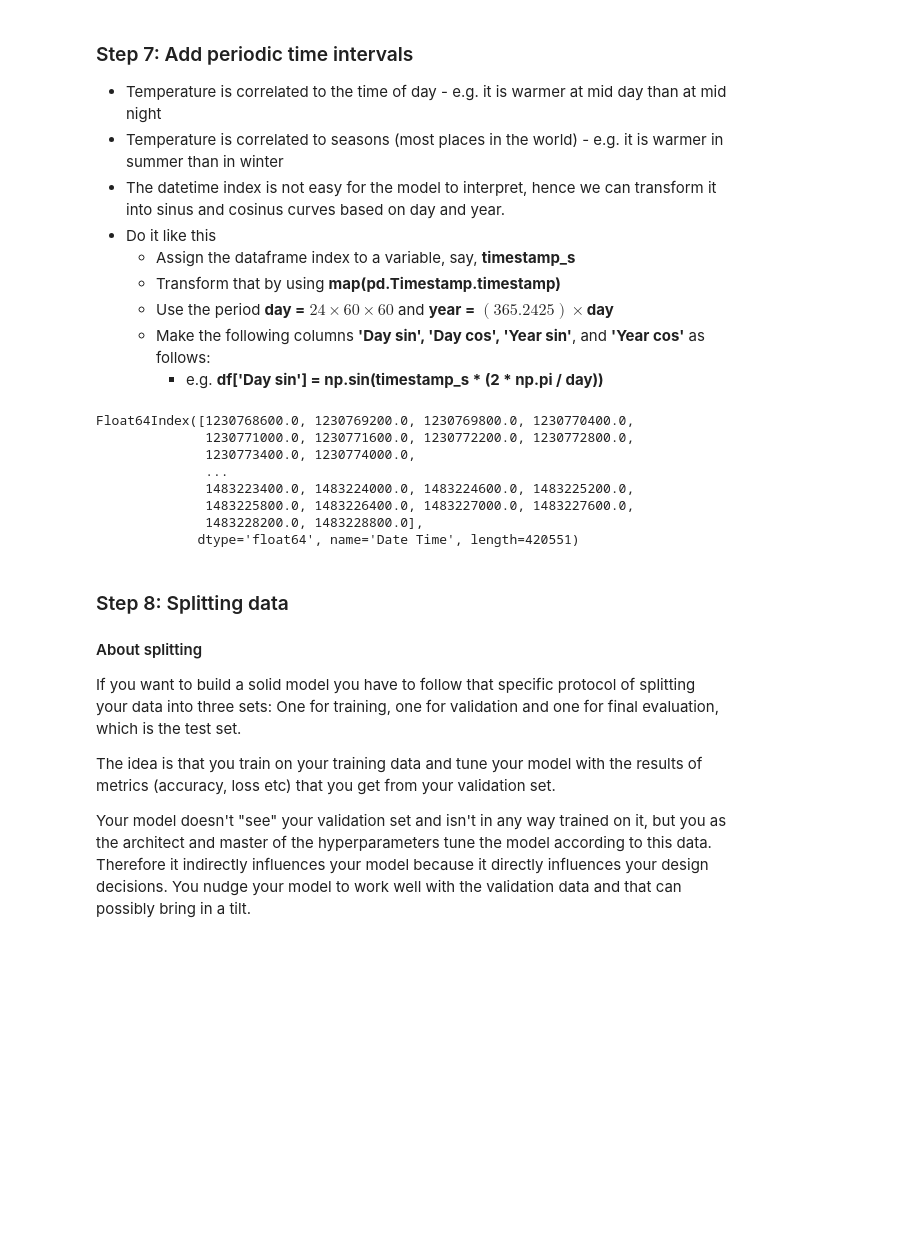
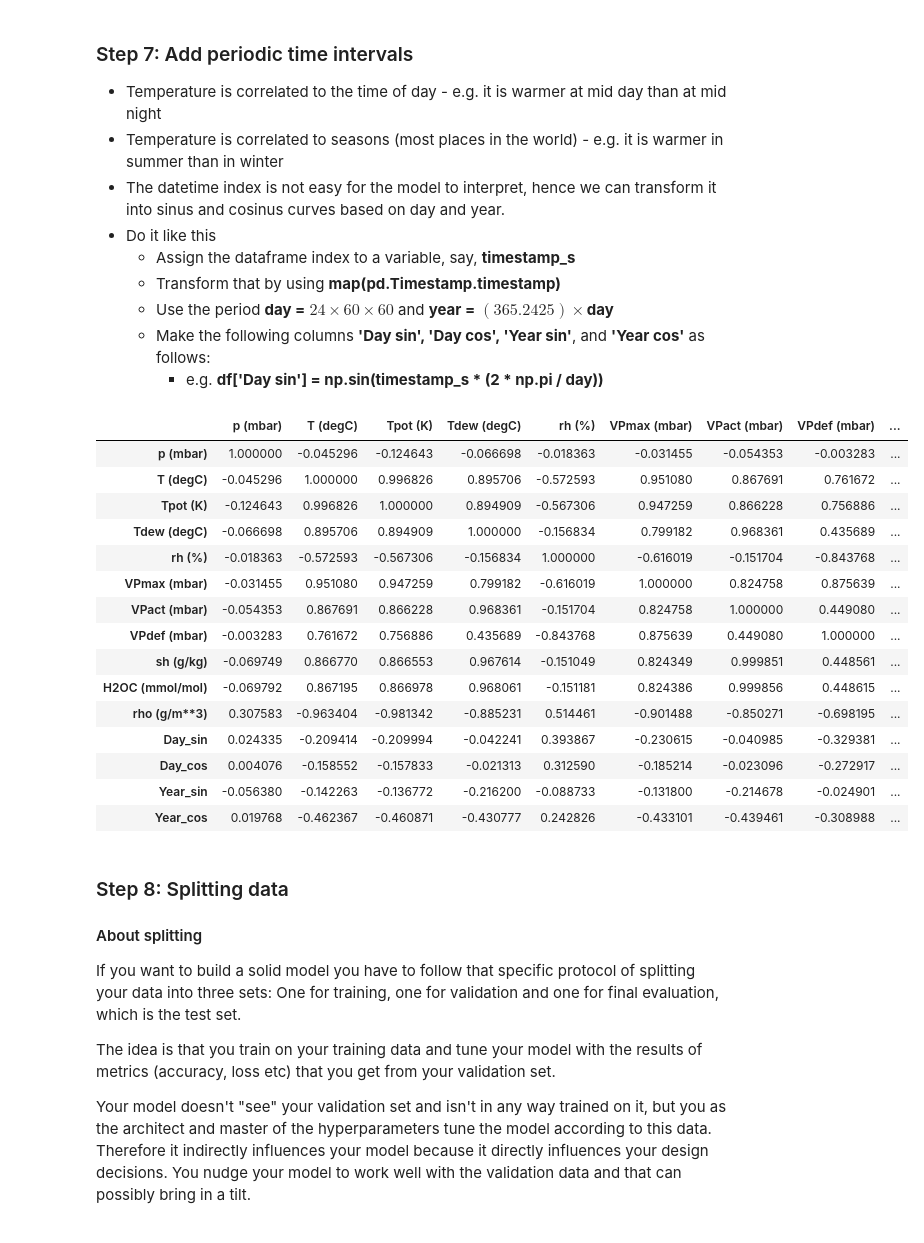
Before and after one commit to 6894556/MachineLearingWithPython, a Jupyter notebook: starter/10 - Project - Recurrent Neural Network.ipynb, the cells around one changed output. Cells and saved outputs as stored; diff of their text form; code cells hidden in the pictures; blank space fills up the shorter version.

```diff
--- a/starter/10 - Project - Recurrent Neural Network.ipynb
+++ b/starter/10 - Project - Recurrent Neural Network.ipynb
@@ -123,17 +106,45 @@ df = data.drop(['wv (m/s)', 'max. wv (m/s)', 'wd (deg)'], axis=1)
     - Make the following columns **'Day sin', 'Day cos', 'Year sin'**, and **'Year cos'** as follows:
         - e.g. **df['Day sin'] = np.sin(timestamp_s * (2 * np.pi / day))**
 # %%
-timestamp_s = data.index
-timestamp_s.map(pd.Timestamp.timestamp)
+timestamps_s = data.index # datetime index
+timestamps_s = timestamps_s.map(pd.Timestamp.timestamp) # transforming it to seconds instead
-# %% [output]
-Float64Index([1230768600.0, 1230769200.0, 1230769800.0, 1230770400.0,
-              1230771000.0, 1230771600.0, 1230772200.0, 1230772800.0,
-              1230773400.0, 1230774000.0,
-              ...
-              1483223400.0, 1483224000.0, 1483224600.0, 1483225200.0,
-              1483225800.0, 1483226400.0, 1483227000.0, 1483227600.0,
-              1483228200.0, 1483228800.0],
-             dtype='float64', name='Date Time', length=420551)
+# %%
+day = 24*60*60
+year = 365.2425*day
+# %%
+# Making the curves of the data instead of having seconds which would be linear.
+# Then we have these sinus curves and consinus curves.
+
+# days
+df['Day_sin'] = np.sin(timestamps_s*(2*np.pi / day))
+df['Day_cos'] = np.cos(timestamps_s*(2*np.pi / day))
+
+# years
+df['Year_sin'] = np.sin(timestamps_s*(2*np.pi / year))
+df['Year_cos'] = np.cos(timestamps_s*(2*np.pi / year))
+# %%
+# we dont know which one is going to be the best one.
+df.corr()
+
+# Year_cos is most related to temepature.
+# Day_sin is second most.
+# %% [output]
+|  | p (mbar) | T (degC) | Tpot (K) | Tdew (degC) | rh (%) | VPmax (mbar) | VPact (mbar) | VPdef (mbar) | ... |
+| p (mbar) | 1.000000 | -0.045296 | -0.124643 | -0.066698 | -0.018363 | -0.031455 | -0.054353 | -0.003283 | ... |
+| T (degC) | -0.045296 | 1.000000 | 0.996826 | 0.895706 | -0.572593 | 0.951080 | 0.867691 | 0.761672 | ... |
+| Tpot (K) | -0.124643 | 0.996826 | 1.000000 | 0.894909 | -0.567306 | 0.947259 | 0.866228 | 0.756886 | ... |
+| Tdew (degC) | -0.066698 | 0.895706 | 0.894909 | 1.000000 | -0.156834 | 0.799182 | 0.968361 | 0.435689 | ... |
+| rh (%) | -0.018363 | -0.572593 | -0.567306 | -0.156834 | 1.000000 | -0.616019 | -0.151704 | -0.843768 | ... |
+| VPmax (mbar) | -0.031455 | 0.951080 | 0.947259 | 0.799182 | -0.616019 | 1.000000 | 0.824758 | 0.875639 | ... |
+| VPact (mbar) | -0.054353 | 0.867691 | 0.866228 | 0.968361 | -0.151704 | 0.824758 | 1.000000 | 0.449080 | ... |
+| VPdef (mbar) | -0.003283 | 0.761672 | 0.756886 | 0.435689 | -0.843768 | 0.875639 | 0.449080 | 1.000000 | ... |
+| sh (g/kg) | -0.069749 | 0.866770 | 0.866553 | 0.967614 | -0.151049 | 0.824349 | 0.999851 | 0.448561 | ... |
+| H2OC (mmol/mol) | -0.069792 | 0.867195 | 0.866978 | 0.968061 | -0.151181 | 0.824386 | 0.999856 | 0.448615 | ... |
+| rho (g/m**3) | 0.307583 | -0.963404 | -0.981342 | -0.885231 | 0.514461 | -0.901488 | -0.850271 | -0.698195 | ... |
+| Day_sin | 0.024335 | -0.209414 | -0.209994 | -0.042241 | 0.393867 | -0.230615 | -0.040985 | -0.329381 | ... |
+| Day_cos | 0.004076 | -0.158552 | -0.157833 | -0.021313 | 0.312590 | -0.185214 | -0.023096 | -0.272917 | ... |
+| Year_sin | -0.056380 | -0.142263 | -0.136772 | -0.216200 | -0.088733 | -0.131800 | -0.214678 | -0.024901 | ... |
+| Year_cos | 0.019768 | -0.462367 | -0.460871 | -0.430777 | 0.242826 | -0.433101 | -0.439461 | -0.308988 | ... |
 # %% [markdown]
 ### Step 8: Splitting data
 
```
Also changed, not shown: parts of 14 cells of this notebook.
